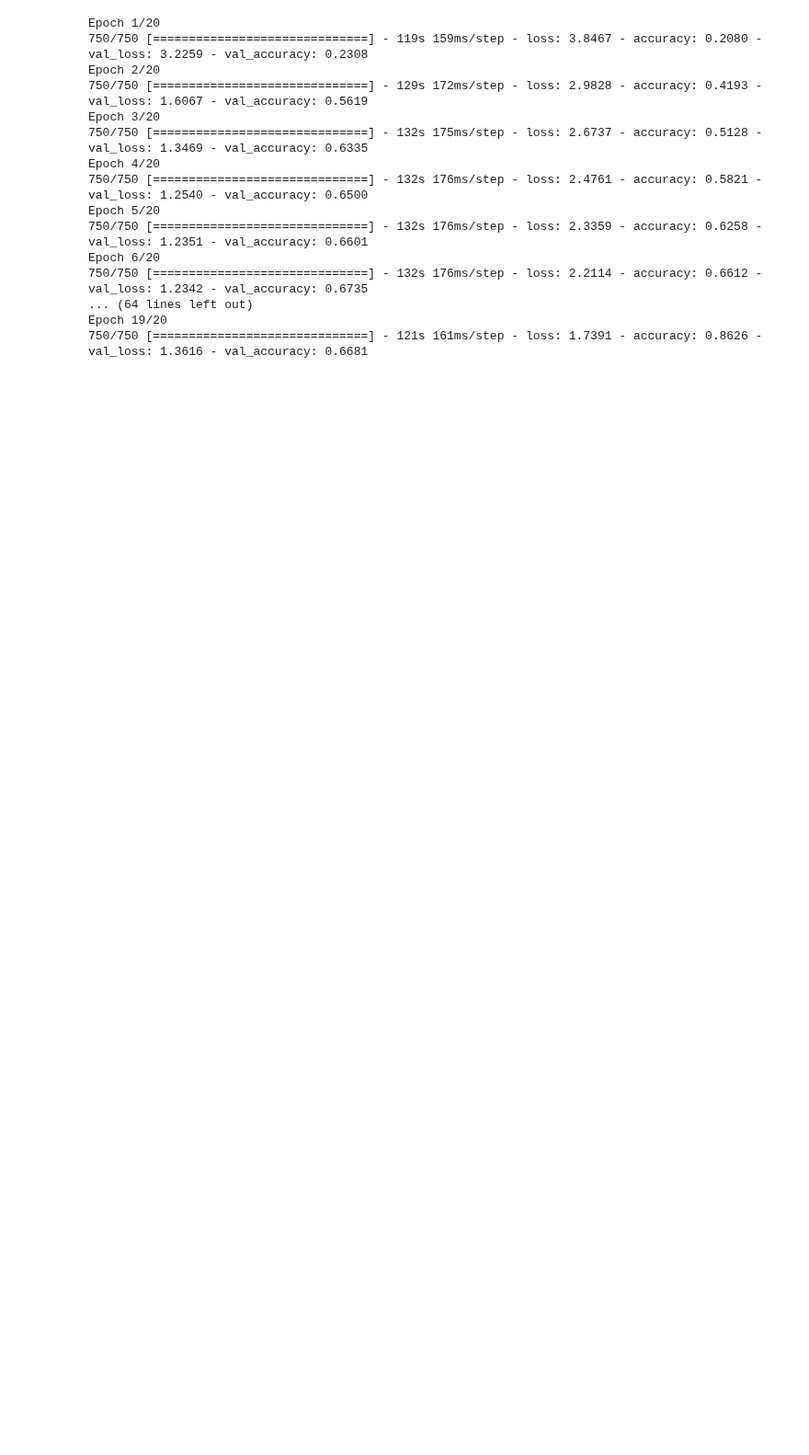
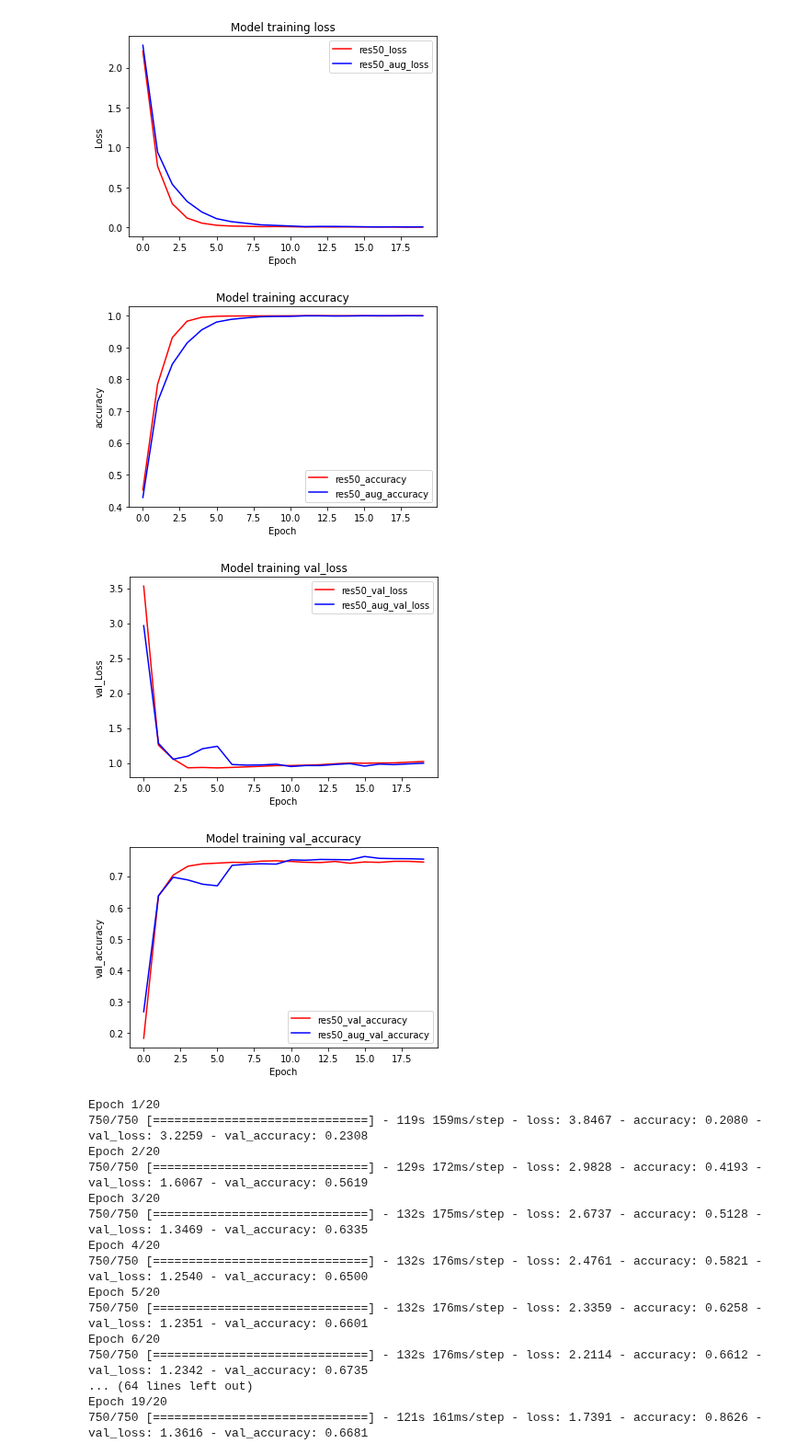
Before and after one commit to HSC-1/aiffel_achieve, a Jupyter notebook: (GD2)agumantation.ipynb, the cells around one changed output. Shown at 92% size. Cells and saved outputs as stored; diff of their text form; code cells hidden in the pictures; blank space fills up the shorter version.

```diff
--- a/(GD2)agumantation.ipynb
+++ b/(GD2)agumantation.ipynb
@@ -95,8 +108,6 @@ def apply_normalize_on_dataset2(ds, is_test=False, batch_size=16, with_aug=False
         ds = ds.shuffle(200)
     ds = ds.prefetch(tf.data.experimental.AUTOTUNE)
     return ds
-# %%
-ds_train_no_aug = apply_normalize_on_dataset_cut(ds_train, with_aug=False)
 # %%
 def get_clip_box(image_a, image_b):
     # image.shape = (height, width, channel)
@@ -227,12 +238,12 @@ plt.imshow(image_b)
 # %%
-(ds_train, ds_test), ds_info = tfds.load(
-    'stanford_dogs',
-    split=['train', 'test'],
-    as_supervised=True,
-    shuffle_files=True,
-    with_info=True,
-)
-num_classes = ds_info.features["label"].num_classes
+# (ds_train, ds_test), ds_info = tfds.load(
+#     'stanford_dogs',
+#     split=['train', 'test'],
+#     as_supervised=True,
+#     shuffle_files=True,
+#     with_info=True,
+# )
+# num_classes = ds_info.features["label"].num_classes
 
 ds_train_mixup = apply_normalize_on_dataset(ds_train, with_mixup=True)
 ds_train_cutmix = apply_normalize_on_dataset2(ds_train, with_cutmix=True)
@@ -333,3 +356,37 @@ Function call stack:
+# %%
+plt.plot(history_resnet50.history['loss'], 'r')
+plt.plot(history_resnet50_aug.history['loss'], 'b')
+plt.title('Model training loss')
+plt.ylabel('Loss')
+plt.xlabel('Epoch')
+plt.legend(['res50_loss','res50_aug_loss'], loc='upper right')
+plt.show()
+plt.plot(history_resnet50.history['accuracy'], 'r')
+plt.plot(history_resnet50_aug.history['accuracy'], 'b')
+plt.title('Model training accuracy')
+plt.ylabel('accuracy')
+plt.xlabel('Epoch')
+plt.legend(['res50_accuracy','res50_aug_accuracy'], loc='lower right')
+plt.show()
+plt.plot(history_resnet50.history['val_loss'], 'r')
+plt.plot(history_resnet50_aug.history['val_loss'], 'b')
+plt.title('Model training val_loss')
+plt.ylabel('val_Loss')
+plt.xlabel('Epoch')
+plt.legend(['res50_val_loss','res50_aug_val_loss'], loc='upper right')
+plt.show()
+plt.plot(history_resnet50.history['val_accuracy'], 'r')
+plt.plot(history_resnet50_aug.history['val_accuracy'], 'b')
+plt.title('Model training val_accuracy')
+plt.ylabel('val_accuracy')
+plt.xlabel('Epoch')
+plt.legend(['res50_val_accuracy','res50_aug_val_accuracy'], loc='lower right')
+plt.show()
+# %% [output]
+[figure, added]
+[figure, added]
+[figure, added]
+[figure, added]
 # %%
 history_resnet50_cutmix = resnet50_cutmix.fit(
     ds_train_cutmix, # augmentation 적용하지 않은 데이터셋 사용
```
Also changed, not shown: parts of 8 cells of this notebook.
